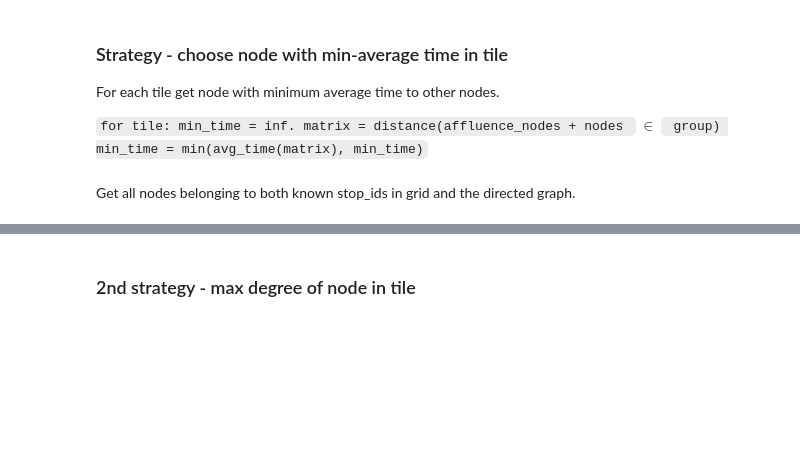
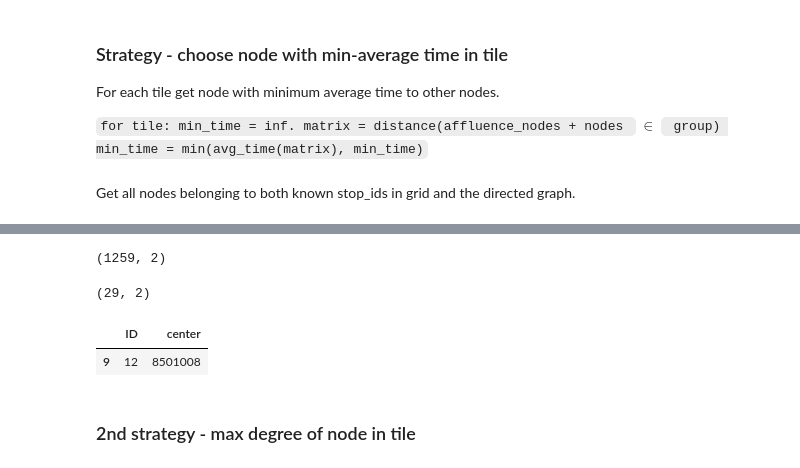
Before and after one commit to rubenfiszel/switzograms, a Jupyter notebook: notebooks/Compute centers.ipynb, the cells around one changed output, grey strips where cells are left out. Cells and saved outputs as stored; diff of their text form; code cells hidden in the pictures; blank space fills up the shorter version.

```diff
--- a/notebooks/Compute centers.ipynb
+++ b/notebooks/Compute centers.ipynb
@@ -47,8 +48,3 @@ For each tile get node with minimum average time to other nodes.
     min_time = min(avg_time(matrix), min_time)`
 # %% [markdown]
 Get all nodes belonging to both known stop_ids in grid and the directed graph.
-# %%
-gb = stops_with_ids.groupby('ID')
-affluence_ids = affluence.stop_id
-for k, gp in gb:
-    matrix =
@@ -104,0 +59,31 @@ FileNotFoundError: [Errno 2] No such file or directory: '../res/matrix_small'
+# %%
+gb = stops_with_ids.groupby('ID') # groupby ID of tile
+nodes = G.nodes()
+affluence_ids = list(affluence.stop_id)
+affluence_ids = [e for e in affluence_ids if e in nodes] # keep only nodes in graph
+centers_by_tile = {} # map from tile ID to node with minimum average time
+i = 0
+
+max_time = 500.0 # provisional measure
+for k, gp in gb:
+    if(i%50 == 0):
+        print("Tile {}/{}".format(i, len(gb)))
+    i = i+1
+
+    gp_ids = list(gp.index)
+    gp_ids = [e for e in gp_ids if e in nodes]
+    total_ids = []
+    total_ids.extend(affluence_ids)
+    total_ids.extend(gp_ids)
+    gp_dist = {}
+    for s in gp_ids:
+        s_dist = []
+        for t in total_ids:
+            try:
+                dist = nx.shortest_path_length(G, s, t)
+            except:
+                dist = max_time
+            s_dist.append(dist)
+        s_avg = sum(s_dist) / len(s_dist)
+        gp_dist[s] = s_avg
+    centers_by_tile[k] = min(gp_dist, key=gp_dist.get) if gp_dist else 0
@@ -104,0 +108,3 @@ FileNotFoundError: [Errno 2] No such file or directory: '../res/matrix_small'
+# %%
+df_centers = pd.DataFrame(list(centers_by_tile.items()))
+df_centers.columns = ['ID', 'center']
@@ -105,3 +113,16 @@ FileNotFoundError: [Errno 2] No such file or directory: '../res/matrix_small'
+# %%
+df_centers.shape
+# %% [output]
+(1259, 2)
+# %%
+df_centers[df_centers.center == 0].shape
+# %% [output]
+(29, 2)
+# %%
+df_centers[df_centers.ID == 12]
+# %% [output]
+|  | ID | center |
+| 9 | 12 | 8501008 |
 # %% [markdown]
 ### 2nd strategy - max degree of node in tile
 # %%
```
Also changed, not shown: parts of 16 cells of this notebook, 2 other files.
